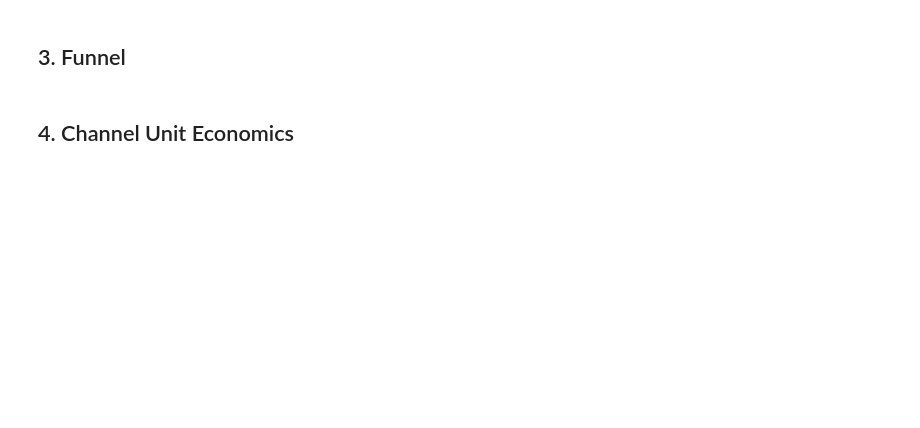
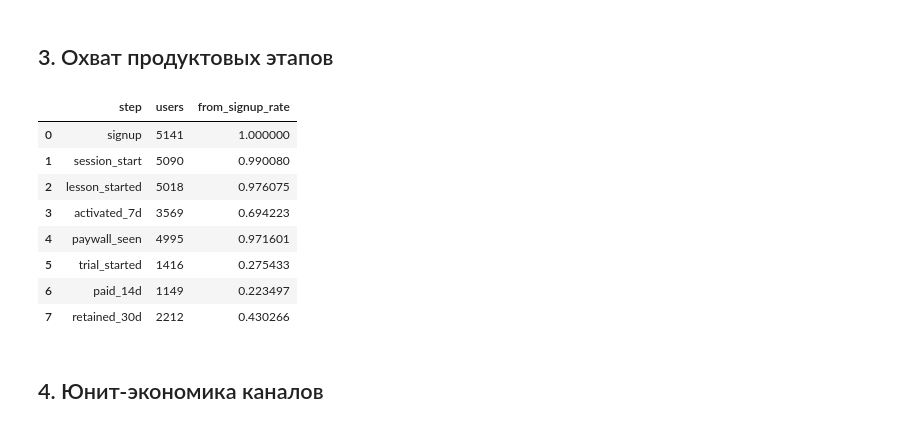
Before and after one commit to sureasguuds9-prog/studyflow-growth-analytics, a Jupyter notebook: notebooks/02_full_python_statistics_sql_ab_analysis.ipynb, the cells around one changed output. Drawn from its saved outputs; the diff is of its cells as text; code cells hidden in the pictures; blank space fills up the shorter version.

```diff
--- a/notebooks/02_full_python_statistics_sql_ab_analysis.ipynb
+++ b/notebooks/02_full_python_statistics_sql_ab_analysis.ipynb
@@ -48,21 +69,31 @@ kpi
 # %% [markdown]
-## 3. Funnel
+## 3. Охват продуктовых этапов
 # %%
 funnel = pd.DataFrame([
     {'step': 'signup', 'users': active_users['user_id'].nunique()},
     {'step': 'session_start', 'users': active_users.loc[active_users['sessions_7d'] > 0, 'user_id'].nunique()},
     {'step': 'lesson_started', 'users': active_users.loc[active_users['lessons_started_7d'] > 0, 'user_id'].nunique()},
     {'step': 'activated_7d', 'users': active_users.loc[active_users['activated_7d'], 'user_id'].nunique()},
     {'step': 'paywall_seen', 'users': active_users.loc[active_users['paywall_seen'], 'user_id'].nunique()},
     {'step': 'trial_started', 'users': active_users.loc[active_users['trial_started'], 'user_id'].nunique()},
     {'step': 'paid_14d', 'users': active_users.loc[active_users['paid_14d'], 'user_id'].nunique()},
     {'step': 'retained_30d', 'users': active_users.loc[active_users['retained_30d'], 'user_id'].nunique()},
 ])
 funnel['from_signup_rate'] = funnel['users'] / funnel.loc[0, 'users']
-funnel['step_to_step_rate'] = funnel['users'] / funnel['users'].shift(1)
+# Этапы не являются гарантированно вложенными, поэтому считаем только охват от регистраций.
 funnel
+# %% [output]
+|  | step | users | from_signup_rate |
+| 0 | signup | 5141 | 1.000000 |
+| 1 | session_start | 5090 | 0.990080 |
+| 2 | lesson_started | 5018 | 0.976075 |
+| 3 | activated_7d | 3569 | 0.694223 |
+| 4 | paywall_seen | 4995 | 0.971601 |
+| 5 | trial_started | 1416 | 0.275433 |
+| 6 | paid_14d | 1149 | 0.223497 |
+| 7 | retained_30d | 2212 | 0.430266 |
-# %% [markdown]
-## 4. Channel Unit Economics
+# %% [markdown]
+## 4. Юнит-экономика каналов
 # %%
 channel = active_users.groupby('channel').agg(
     users=('user_id', 'nunique'),
```
Also changed, not shown: parts of 21 cells of this notebook, 8 other files.
